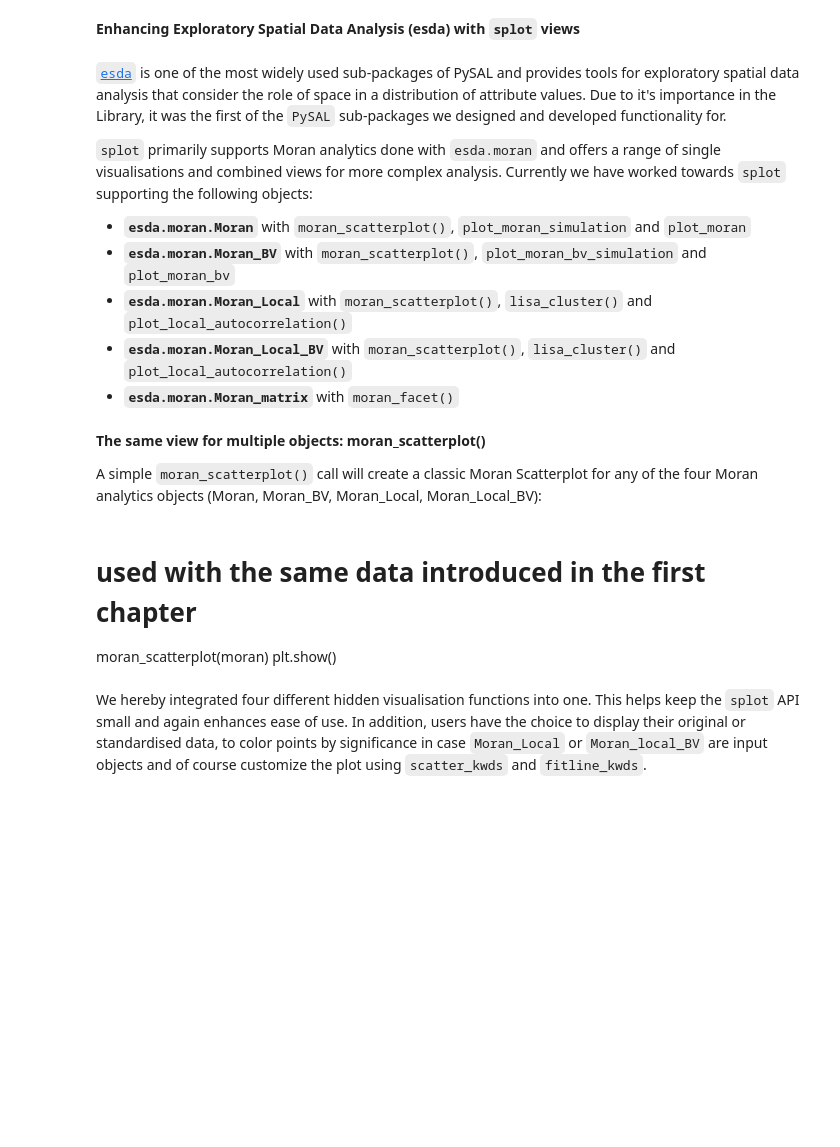
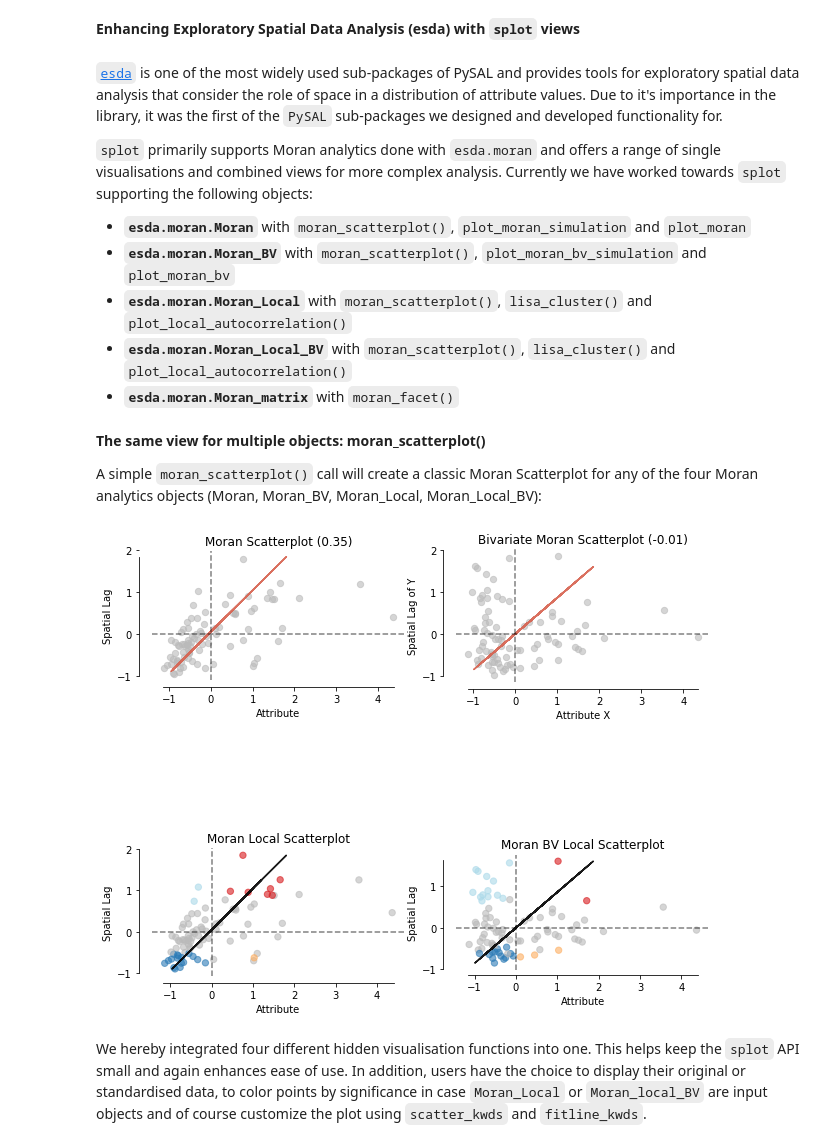
Before and after one commit to slumnitz/splot, a Jupyter notebook: notebooks/splot_pysal_viz_package.ipynb, the cells around one changed output. Cells and saved outputs as stored; diff of their text form; code cells hidden in the pictures; blank space fills up the shorter version.

```diff
--- a/notebooks/splot_pysal_viz_package.ipynb
+++ b/notebooks/splot_pysal_viz_package.ipynb
@@ -143,7 +144,7 @@ The following sections will provide an overview on functionality that was create
 # %% [markdown]
 **Enhancing Exploratory Spatial Data Analysis (esda) with `splot` views**
 # %% [markdown]
-[`esda`]() is one of the most widely used sub-packages of PySAL and provides tools for exploratory spatial data analysis that consider the role of space in a distribution of attribute values. Due to it's importance in the Library, it was the first of the `PySAL` sub-packages we designed and developed functionality for.
+[`esda`]() is one of the most widely used sub-packages of PySAL and provides tools for exploratory spatial data analysis that consider the role of space in a distribution of attribute values. Due to it's importance in the library, it was the first of the `PySAL` sub-packages we designed and developed functionality for.
 
 `splot` primarily supports Moran analytics done with `esda.moran` and offers a range of single visualisations and combined views for more complex analysis. Currently we have worked towards `splot` supporting the following objects:
 * **`esda.moran.Moran`** with `moran_scatterplot()`, `plot_moran_simulation` and `plot_moran`
@@ -155,10 +156,31 @@ The following sections will provide an overview on functionality that was create
 **The same view for multiple objects: moran_scatterplot()**
 
 A simple `moran_scatterplot()` call will create a classic Moran Scatterplot for any of the four Moran analytics objects (Moran, Moran_BV, Moran_Local, Moran_Local_BV):
-# %% [markdown]
-# used with the same data introduced in the first chapter
-moran_scatterplot(moran)
-plt.show()
+# %%
+from esda.moran import Moran, Moran_BV, Moran_Local, Moran_Local_BV
+from splot.esda import moran_scatterplot
+
+# We use the same data as in the previous examples
+x = gdf['Suicids'].values
+
+# Generate Moran objects
+moran = Moran(y,w)
+moran_bv = Moran_BV(y, x, w)
+moran_loc = Moran_Local(y, w)
+moran_loc_bv = Moran_Local_BV(y, x, w)
+
+
+# Plot
+fig, axs = plt.subplots(2, 2, figsize=(10,10),
+                        subplot_kw={'aspect': 'equal'})
+
+moran_scatterplot(moran, ax=axs[0,0])
+moran_scatterplot(moran_loc, p=0.05, ax=axs[1,0])
+moran_scatterplot(moran_bv, ax=axs[0,1])
+moran_scatterplot(moran_loc_bv, p=0.05, ax=axs[1,1])
+plt.show()
+# %% [output]
+[figure, added]
 # %% [markdown]
 We hereby integrated four different hidden visualisation functions into one. This helps keep the `splot` API small and again enhances ease of use. In addition, users have the choice to display their original or standardised data, to color points by significance in case `Moran_Local` or `Moran_local_BV` are input objects and of course customize the plot using `scatter_kwds` and `fitline_kwds`.
 # %% [markdown]
```
Also changed, not shown: parts of 23 cells of this notebook.
